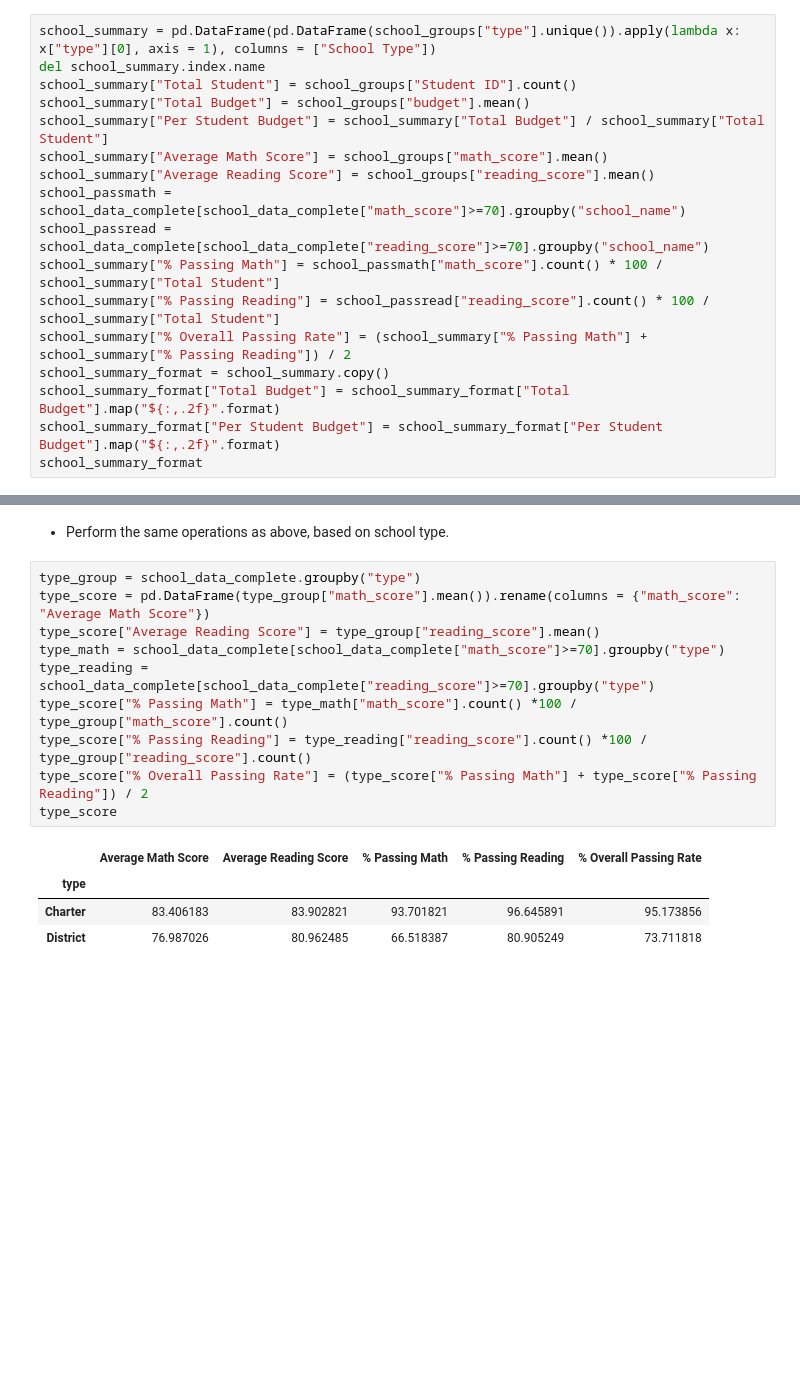
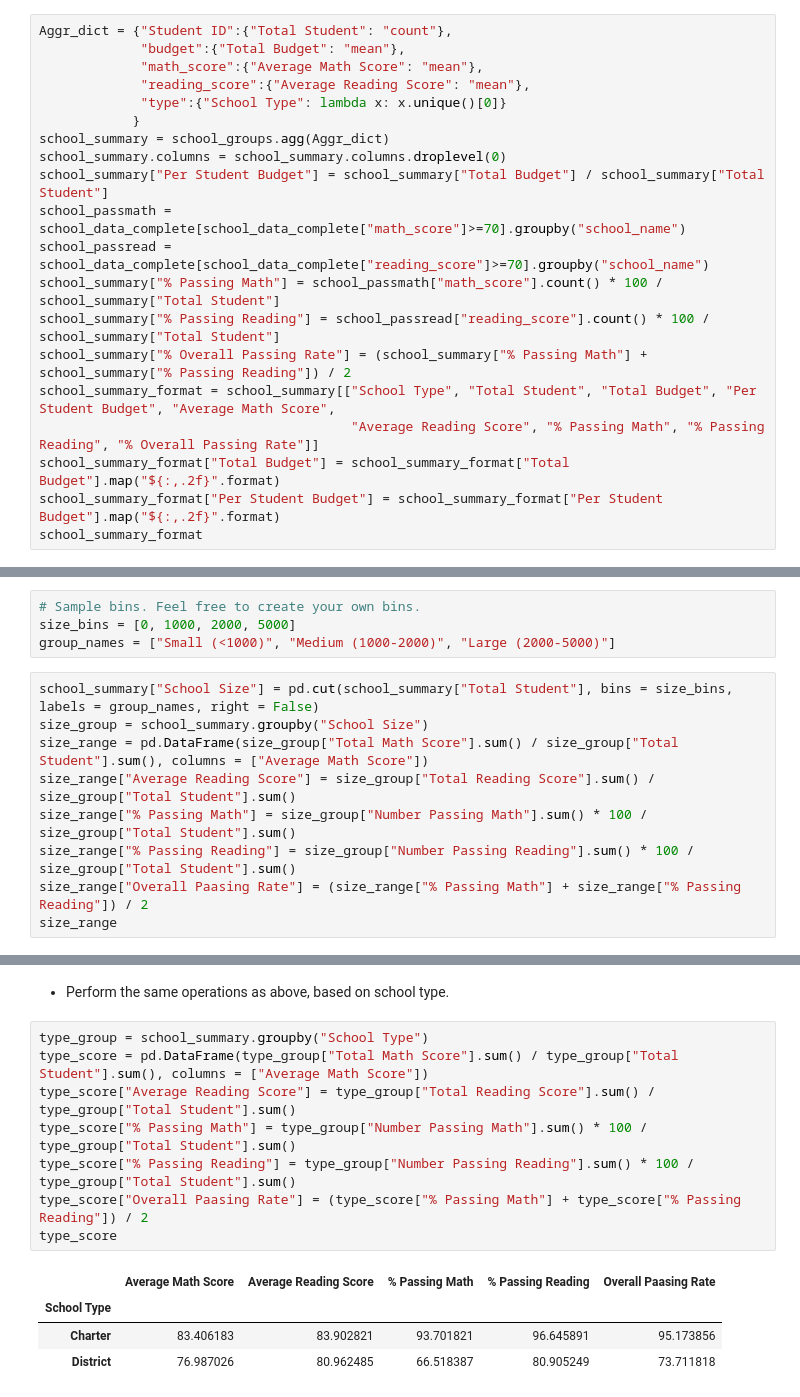
Before and after one commit to land-edi/python-challenge, a Jupyter notebook: Pandas/PyCitySchools_starter/PyCitySchools_starter.ipynb, the cells around one changed output, grey strips where cells are left out. Cells and saved outputs as stored; diff of their text form; blank space fills up the shorter version.

```diff
--- a/Pandas/PyCitySchools_starter/PyCitySchools_starter.ipynb
+++ b/Pandas/PyCitySchools_starter/PyCitySchools_starter.ipynb
@@ -91,19 +90,22 @@ Disct_summary
 
 * Create a dataframe to hold the above results
 # %%
-school_summary = pd.DataFrame(pd.DataFrame(school_groups["type"].unique()).apply(lambda x: x["type"][0], axis = 1), columns = ["School Type"])
-del school_summary.index.name
-school_summary["Total Student"] = school_groups["Student ID"].count()
-school_summary["Total Budget"] = school_groups["budget"].mean()
+Aggr_dict = {"Student ID":{"Total Student": "count"},
+             "budget":{"Total Budget": "mean"},
+             "math_score":{"Average Math Score": "mean"},
+             "reading_score":{"Average Reading Score": "mean"},
+             "type":{"School Type": lambda x: x.unique()[0]}
+            }
+school_summary = school_groups.agg(Aggr_dict)
+school_summary.columns = school_summary.columns.droplevel(0)
 school_summary["Per Student Budget"] = school_summary["Total Budget"] / school_summary["Total Student"]
-school_summary["Average Math Score"] = school_groups["math_score"].mean()
-school_summary["Average Reading Score"] = school_groups["reading_score"].mean()
 school_passmath = school_data_complete[school_data_complete["math_score"]>=70].groupby("school_name")
 school_passread = school_data_complete[school_data_complete["reading_score"]>=70].groupby("school_name")
 school_summary["% Passing Math"] = school_passmath["math_score"].count() * 100 / school_summary["Total Student"]
 school_summary["% Passing Reading"] = school_passread["reading_score"].count() * 100 / school_summary["Total Student"]
 school_summary["% Overall Passing Rate"] = (school_summary["% Passing Math"] + school_summary["% Passing Reading"]) / 2
-school_summary_format = school_summary.copy()
+school_summary_format = school_summary[["School Type", "Total Student", "Total Budget", "Per Student Budget", "Average Math Score",
+                                        "Average Reading Score", "% Passing Math", "% Passing Reading", "% Overall Passing Rate"]]
 school_summary_format["Total Budget"] = school_summary_format["Total Budget"].map("${:,.2f}".format)
 school_summary_format["Per Student Budget"] = school_summary_format["Per Student Budget"].map("${:,.2f}".format)
 school_summary_format
@@ -308,0 +287,13 @@ size_range_score
+# %%
+# Sample bins. Feel free to create your own bins.
+size_bins = [0, 1000, 2000, 5000]
+group_names = ["Small (<1000)", "Medium (1000-2000)", "Large (2000-5000)"]
+# %%
+school_summary["School Size"] = pd.cut(school_summary["Total Student"], bins = size_bins, labels = group_names, right = False)
+size_group = school_summary.groupby("School Size")
+size_range = pd.DataFrame(size_group["Total Math Score"].sum() / size_group["Total Student"].sum(), columns = ["Average Math Score"])
+size_range["Average Reading Score"] = size_group["Total Reading Score"].sum() / size_group["Total Student"].sum()
+size_range["% Passing Math"] = size_group["Number Passing Math"].sum() * 100 / size_group["Total Student"].sum()
+size_range["% Passing Reading"] = size_group["Number Passing Reading"].sum() * 100 / size_group["Total Student"].sum()
+size_range["Overall Paasing Rate"] = (size_range["% Passing Math"] + size_range["% Passing Reading"]) / 2
+size_range
@@ -311,17 +308,15 @@ size_range_score
 # %% [markdown]
 * Perform the same operations as above, based on school type.
 # %%
-type_group = school_data_complete.groupby("type")
-type_score = pd.DataFrame(type_group["math_score"].mean()).rename(columns = {"math_score": "Average Math Score"})
-type_score["Average Reading Score"] = type_group["reading_score"].mean()
-type_math = school_data_complete[school_data_complete["math_score"]>=70].groupby("type")
-type_reading = school_data_complete[school_data_complete["reading_score"]>=70].groupby("type")
-type_score["% Passing Math"] = type_math["math_score"].count() *100 / type_group["math_score"].count()
-type_score["% Passing Reading"] = type_reading["reading_score"].count() *100 / type_group["reading_score"].count()
-type_score["% Overall Passing Rate"] = (type_score["% Passing Math"] + type_score["% Passing Reading"]) / 2
+type_group = school_summary.groupby("School Type")
+type_score = pd.DataFrame(type_group["Total Math Score"].sum() / type_group["Total Student"].sum(), columns = ["Average Math Score"])
+type_score["Average Reading Score"] = type_group["Total Reading Score"].sum() / type_group["Total Student"].sum()
+type_score["% Passing Math"] = type_group["Number Passing Math"].sum() * 100 / type_group["Total Student"].sum()
+type_score["% Passing Reading"] = type_group["Number Passing Reading"].sum() * 100 / type_group["Total Student"].sum()
+type_score["Overall Paasing Rate"] = (type_score["% Passing Math"] + type_score["% Passing Reading"]) / 2
 type_score
 # %% [output]
-|  | Average Math Score | Average Reading Score | % Passing Math | % Passing Reading | % Overall Passing Rate |
-| type |  |  |  |  |  |
+|  | Average Math Score | Average Reading Score | % Passing Math | % Passing Reading | Overall Paasing Rate |
+| School Type |  |  |  |  |  |
 | Charter | 83.406183 | 83.902821 | 93.701821 | 96.645891 | 95.173856 |
 | District | 76.987026 | 80.962485 | 66.518387 | 80.905249 | 73.711818 |
```
Also changed, not shown: parts of 10 cells of this notebook.
